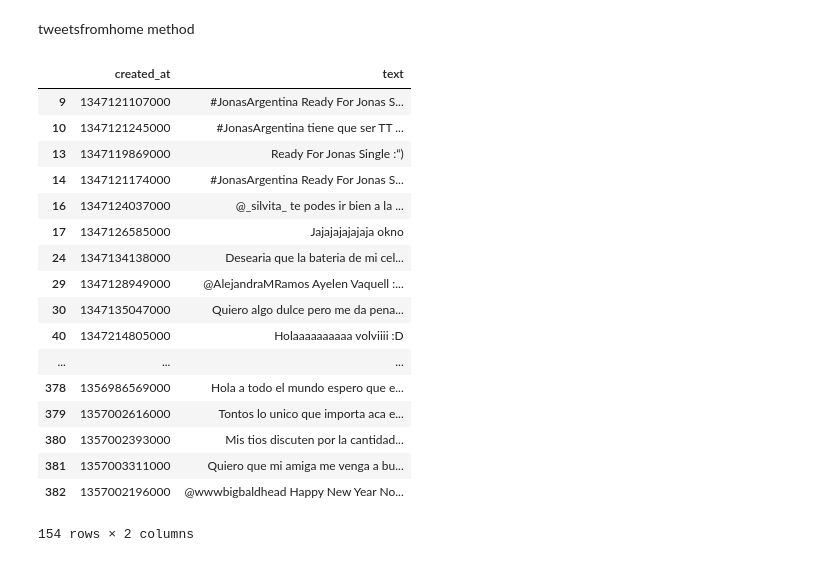
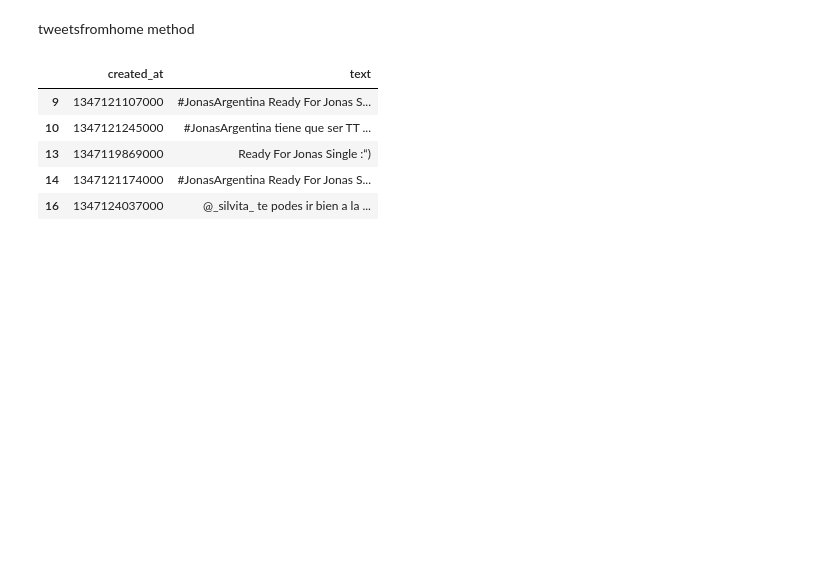
Before and after one commit to rpasquini/twitter_and_displacement, a Jupyter notebook: notebooks/Example of find_home function and methods.ipynb, the cells around one changed output. Drawn from its saved outputs; the diff is of its cells as text; code cells hidden in the pictures; blank space fills up the shorter version.

```diff
--- a/notebooks/Example of find_home function and methods.ipynb
+++ b/notebooks/Example of find_home function and methods.ipynb
@@ -27,24 +27,12 @@ True
 # %% [markdown]
 tweetsfromhome method
 # %%
-result.tweetsfromhome()[['created_at','text']]
+result.tweetsfromhome()[['created_at','text']].head()
 # %% [output]
 |  | created_at | text |
 | 9 | 1347121107000 | #JonasArgentina Ready For Jonas S... |
 | 10 | 1347121245000 | #JonasArgentina tiene que ser TT ... |
 | 13 | 1347119869000 | Ready For Jonas Single :“) |
 | 14 | 1347121174000 | #JonasArgentina Ready For Jonas S... |
 | 16 | 1347124037000 | @_silvita_ te podes ir bien a la ... |
-| 17 | 1347126585000 | Jajajajajajaja okno |
-| 24 | 1347134138000 | Desearia que la bateria de mi cel... |
-| 29 | 1347128949000 | @AlejandraMRamos Ayelen Vaquell :... |
-| 30 | 1347135047000 | Quiero algo dulce pero me da pena... |
-| 40 | 1347214805000 | Holaaaaaaaaaa volviiii :D |
-| ... | ... | ... |
-| 378 | 1356986569000 | Hola a todo el mundo espero que e... |
-| 379 | 1357002616000 | Tontos lo unico que importa aca e... |
-| 380 | 1357002393000 | Mis tios discuten por la cantidad... |
-| 381 | 1357003311000 | Quiero que mi amiga me venga a bu... |
-| 382 | 1357002196000 | @wwwbigbaldhead Happy New Year No... |
-154 rows × 2 columns
 # %%
```
Also changed, not shown: parts of 3 cells of this notebook, 1 other file.
